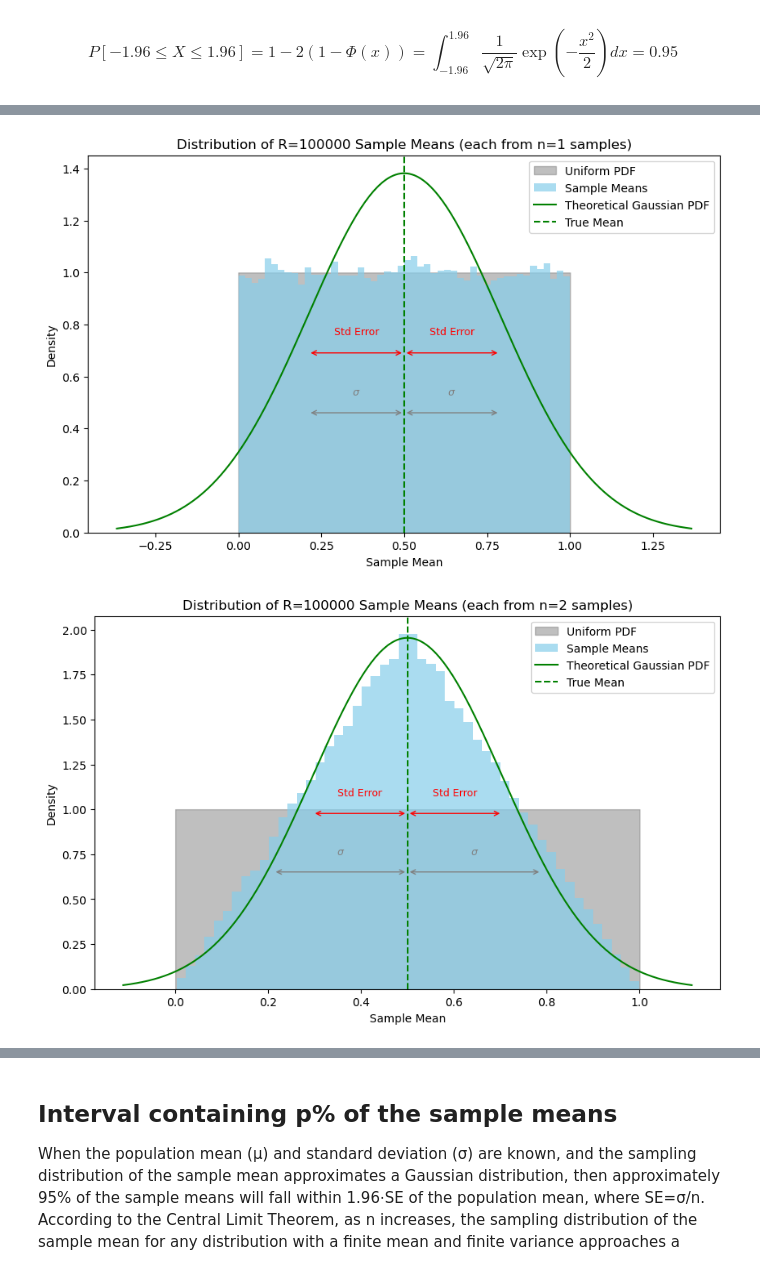
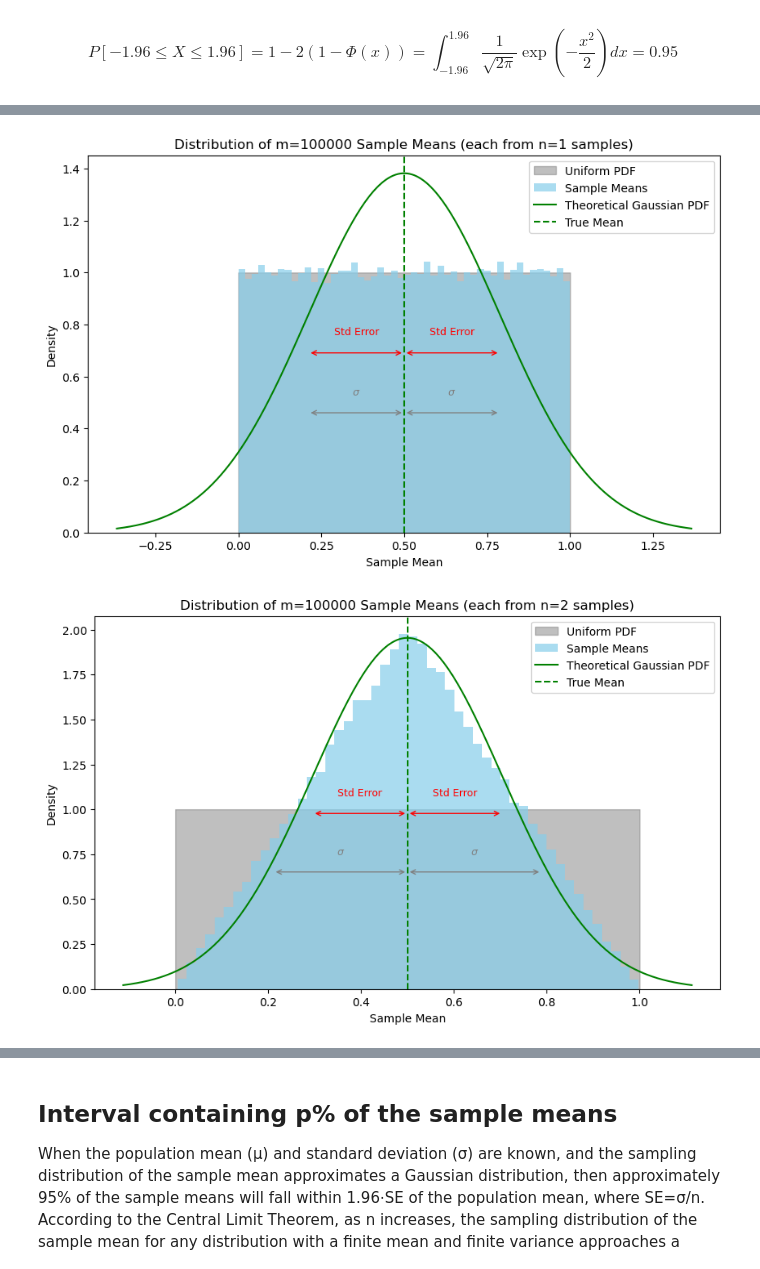
Before and after one commit to dosirrah/CSCI443_26S_AdvancedDataScience, a Jupyter notebook: lecture10/CSCI443_26S_Lecture_10_Notes.ipynb, the cells around one changed output, grey strips where cells are left out. Saved outputs shown, nothing was run; the diff lists cells and outputs as text; code cells hidden in the pictures.

```diff
--- a/lecture10/CSCI443_26S_Lecture_10_Notes.ipynb
+++ b/lecture10/CSCI443_26S_Lecture_10_Notes.ipynb
@@ -253,14 +256,16 @@ plt.show()
 # %% [markdown]
 $$P[-1.96 \leq  X \leq 1.96] = 1-2(1-\Phi(x)) = \int_{-1.96}^{1.96} \frac{1}{\sqrt{2\pi}} \exp\left( -\frac{x^2}{2} \right) dx = 0.95$$
 # %%
-def plot_uniform_sample_means(n, R, seed = None):
+from scipy.stats import uniform, norm
+
+def plot_uniform_sample_means(n, m, seed = None):
     np.random.seed(seed)  # Set the seed for reproducibility, if provided
 
     # Parameters for the uniform distribution
     a, b = 0, 1  # min and max
 
-    # Generate R sample means from n samples each
-    sample_means = [np.mean(np.random.uniform(a, b, n)) for _ in range(R)]
+    # Generate m sample means from n samples each
+    sample_means = [np.mean(np.random.uniform(a, b, n)) for _ in range(m)]
 
     # Uniform distribution's mean and variance
     mean_uniform = (a + b) / 2
@@ -327,10 +332,10 @@ def plot_uniform_sample_means(n, R, seed = None):
     # Final touches to the plot
     plt.xlabel('Sample Mean')
     plt.ylabel('Density')
-    plt.title(f'Distribution of R={R} Sample Means (each from n={n} samples)')
+    plt.title(f'Distribution of m={m} Sample Means (each from n={n} samples)')
     plt.legend()
 
-    output_file=f'uniform_sample_means_n{n}_R{R}_seed{seed}.png'
+    output_file=f'uniform_sample_means_n{n}_m{m}_seed{seed}.png'
 
     # Saving the plot to a file
     plt.savefig(output_file)
@@ -339,5 +344,5 @@ def plot_uniform_sample_means(n, R, seed = None):
     plt.show()
 
 # Example usage of the function
-plot_uniform_sample_means(n=10, R=100000)
+plot_uniform_sample_means(n=10, m=100000)
 # %% [output]
@@ -345,9 +350,9 @@ plot_uniform_sample_means(n=10, R=100000)
 # %%
-plot_uniform_sample_means(n=1, R=100000)
+plot_uniform_sample_means(n=1, m=100000)
 # %% [output]
-[figure, old version]
+[figure, new version]
 # %%
-plot_uniform_sample_means(n=2, R=100000)
+plot_uniform_sample_means(n=2, m=100000)
 # %% [output]
-[figure, old version]
+[figure, new version]
 # %%
```
Also changed, not shown: parts of 12 cells of this notebook.
